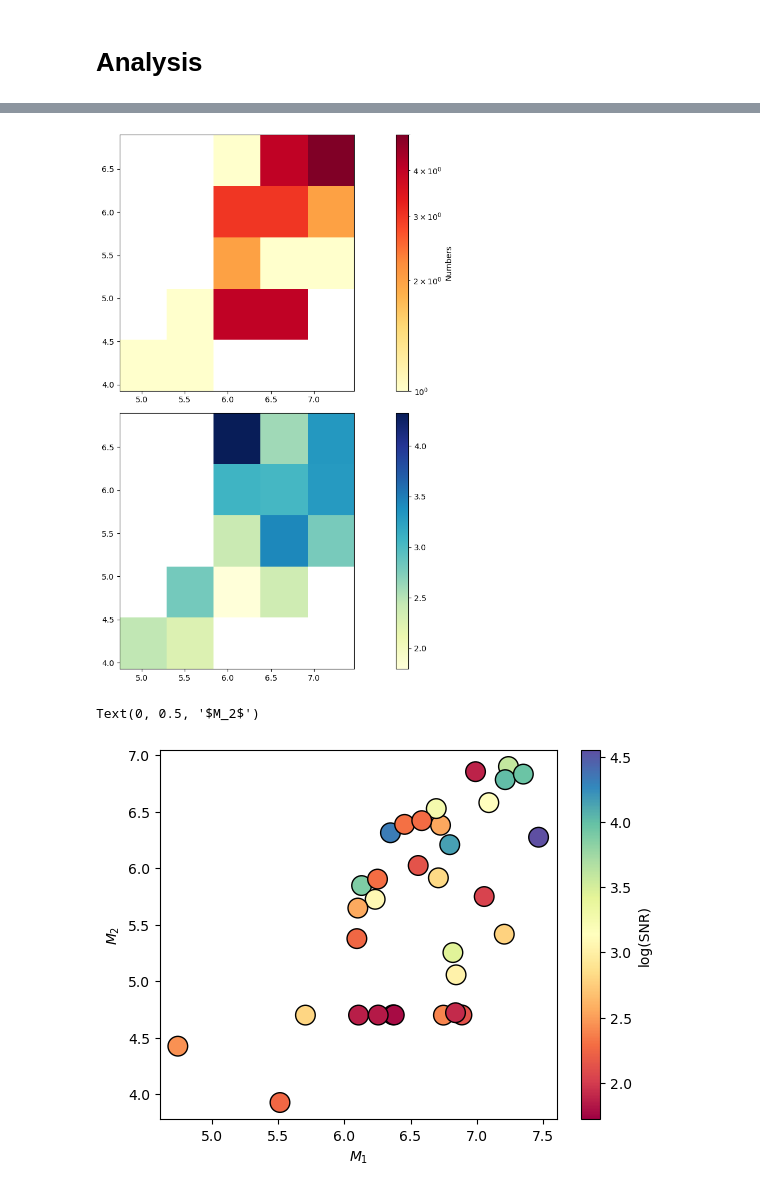
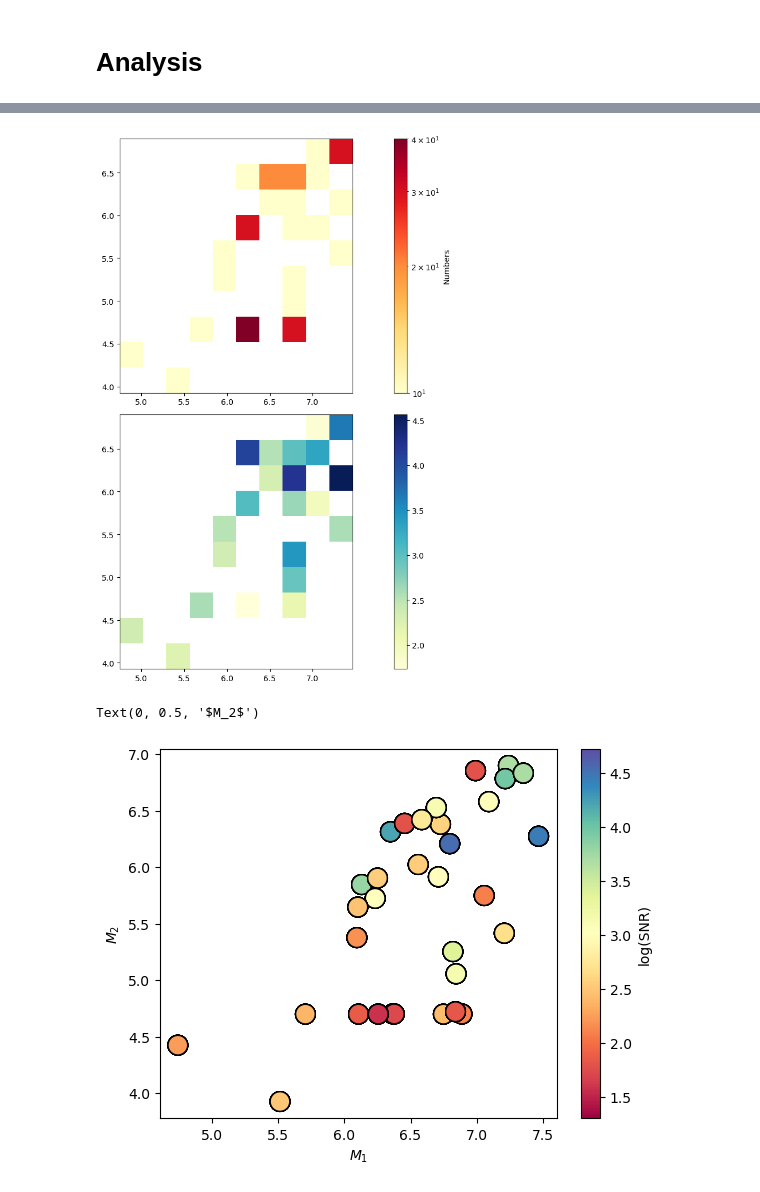
Before and after one commit to Thirtha17/SMBH-Merger-SNR-calculation-with-LISA, a Jupyter notebook: Jilians.ipynb, the cells around one changed output, grey strips where cells are left out. Saved outputs shown, nothing was run; the diff lists cells and outputs as text; code cells hidden in the pictures.

```diff
--- a/Jilians.ipynb
+++ b/Jilians.ipynb
@@ -192,7 +267,11 @@ def avg_hist(x,y,z, bins=(20,20), c1='YlOrRd', c2= 'YlGnBu',  labelx=None, label
 # %% [markdown]
 # Analysis
 # %%
-pop_J=draw_params(n=1)
+pop_J=draw_params(n=10)
 # %%
-snr_j=SNR_calc_stoch(**pop_J,chi1 = np.full(arr_size, 0.8),chi2 = np.full(arr_size, 0.8))
+snr_j=SNR_calc_stoch(**pop_J,chi1 = np.full(arr_size*10,.8),chi2 = np.full(arr_size*10, 0.8))
+# %%
+M_1=np.array(list(chain.from_iterable(repeat(x, 10) for x in m1)))
+M_2=np.array(list(chain.from_iterable(repeat(x, 10) for x in m2)))
+Z=np.array(list(chain.from_iterable(repeat(x, 10) for x in z)))
 # %%
@@ -210,13 +309,13 @@ Text(0, 0.5, 'log(SNR)')
 # controller = BBHCalculationController(psd='lisatools.sensitivity.A1TDISens')
 # snr_bbh = controller.get_snr()
 # %%
-avg_hist(np.log10(m1),np.log10(m2),np.array(snr_j),bins=(5,5))
+avg_hist(np.log10(M_1),np.log10(M_2),np.array(snr_j),bins=(10,10))
 # %% [output]
-[figure, old version]
+[figure, new version]
 # %%
 sc=plt.scatter(
-    np.log10(m1),  # X-axis
-    np.log10(m2),  # Y-axis
+    np.log10(M_1),  # X-axis
+    np.log10(M_2),  # Y-axis
     c=np.log10(snr_j),  # Color by redshift
     cmap="Spectral",  # Choose a colormap (e.g., 'viridis', 'plasma', 'coolwarm')
     edgecolors="k",
@@ -228,4 +327,4 @@ plt.xlabel('$M_1$')
 plt.ylabel('$M_2$')
 # %% [output]
 Text(0, 0.5, '$M_2$')
-[figure, old version]
+[figure, new version]
```
Also changed, not shown: parts of 46 cells of this notebook, 4 other files.
